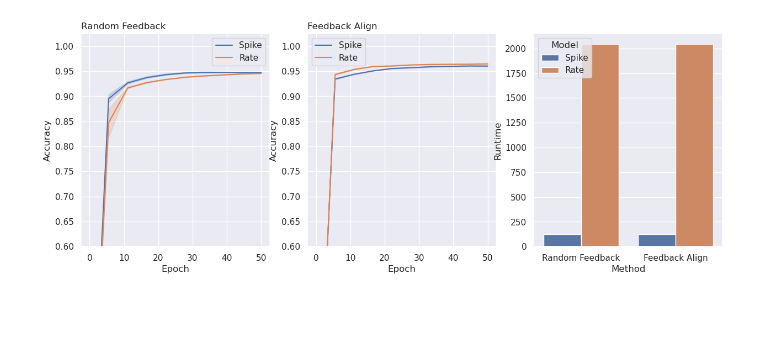
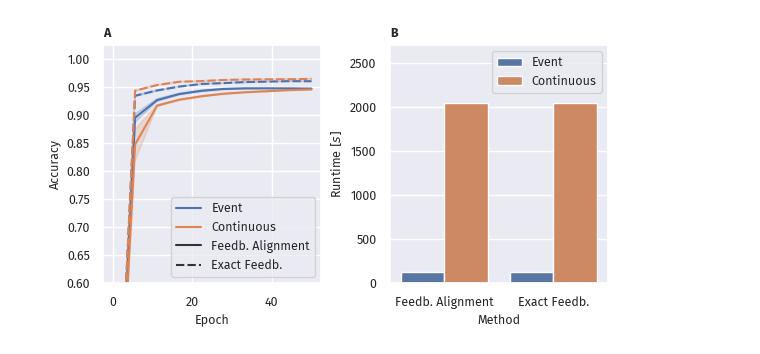
Before and after one commit to FabianSchubert/microcircuit_network, a Jupyter notebook: mc/analysis_notebooks/MNIST_Analysis.ipynb, the cells around one changed output. Drawn from its saved outputs; the diff is of its cells as text; code cells hidden in the pictures; blank space fills up the shorter version.

```diff
--- a/mc/analysis_notebooks/MNIST_Analysis.ipynb
+++ b/mc/analysis_notebooks/MNIST_Analysis.ipynb
@@ -6,6 +6,10 @@ import pandas as pd
 import numpy as np
 import seaborn as sns
 sns.set()
+plt.style.use("custom.mplstyle")
+#sns.set(font_scale=0.72)
+
+TEXTWIDTH = 5.6
 # %%
 df_learn = pd.read_csv("../experiments/mnist/df_learn.csv")
 df_runtime = pd.read_csv("../experiments/mnist/df_runtime.csv")
@@ -11,0 +17,14 @@ df_runtime = pd.read_csv("../experiments/mnist/df_runtime.csv")
+# %%
+df_learn["Model"] = df_learn["Model"].str.replace("Spike", "Event")
+df_runtime["Model"] = df_runtime["Model"].str.replace("Spike", "Event")
+
+df_learn["Model"] = df_learn["Model"].str.replace("Rate", "Continuous")
+df_runtime["Model"] = df_runtime["Model"].str.replace("Rate", "Continuous")
+
+df_learn["Method"] = df_learn["Method"].str.replace("Feedback Align", "Exact Feedb.")
+df_runtime["Method"] = df_runtime["Method"].str.replace("Feedback Align", "Exact Feedb.")
+
+df_learn["Method"] = df_learn["Method"].str.replace("Random Feedback", "Feedb. Alignment")
+df_runtime["Method"] = df_runtime["Method"].str.replace("Random Feedback", "Feedb. Alignment")
+
+df_runtime["Runtime $[s]$"] = df_runtime["Runtime"]
@@ -12,22 +49,28 @@ df_runtime = pd.read_csv("../experiments/mnist/df_runtime.csv")
 # %%
-fig, ax = plt.subplots(1, 3, figsize=(15,5))
+fig, ax = plt.subplots(1, 2, figsize=(TEXTWIDTH,3))
 
-sns.lineplot(df_learn[df_learn["Method"] == "Random Feedback"],
-             x="Epoch", y="Accuracy", hue="Model", ax=ax[0])#, units="Sim ID", estimator=None)
+sns.lineplot(df_learn,#[df_learn["Method"] == "Random Feedback"],
+             x="Epoch", y="Accuracy", hue="Model", ax=ax[0], style="Method")#, units="Sim ID", estimator=None)
 ax[0].legend()
-ax[0].set_title("Random Feedback", loc="left")
+
+handles, labels = ax[0].get_legend_handles_labels()
+ax[0].legend(handles=[handles[i] for i in [1,2,4,5]], labels=[labels[i] for i in[1,2,4,5]])
+
 ax[0].set_ylim(bottom=0.6, top=1.025)
-
-sns.lineplot(df_learn[df_learn["Method"] == "Feedback Align"],
-             x="Epoch", y="Accuracy", hue="Model", ax=ax[1])# units="Sim ID", estimator=None)
-
-ax[1].legend()
-ax[1].set_title("Feedback Align", loc="left")
-ax[1].set_ylim(bottom=0.6, top=1.025)
+ax[0].set_title("A", loc="left", fontweight="bold")
 
 sns.barplot(data=df_runtime, x="Method",
-            hue="Model", y="Runtime", ax=ax[2])
+            hue="Model", y="Runtime $[s]$", ax=ax[1])
+handles, labels = ax[1].get_legend_handles_labels()
+ax[1].legend(handles=handles, labels=labels)
+ax[1].set_title("B", loc="left", fontweight="bold")
 
+ax[1].set_ylim(top=2700.)
+
+fig.tight_layout(pad=0.0, w_pad=0.6)
+
+#fig.savefig("mnist_analysis.png", dpi=500)
+fig.savefig("mnist_analysis.pdf", bbox_inches="tight")
 plt.show()
 # %% [output]
-[figure, old version]
+[figure, new version]
```
Also changed, not shown: parts of 5 cells of this notebook, 6 other files.
